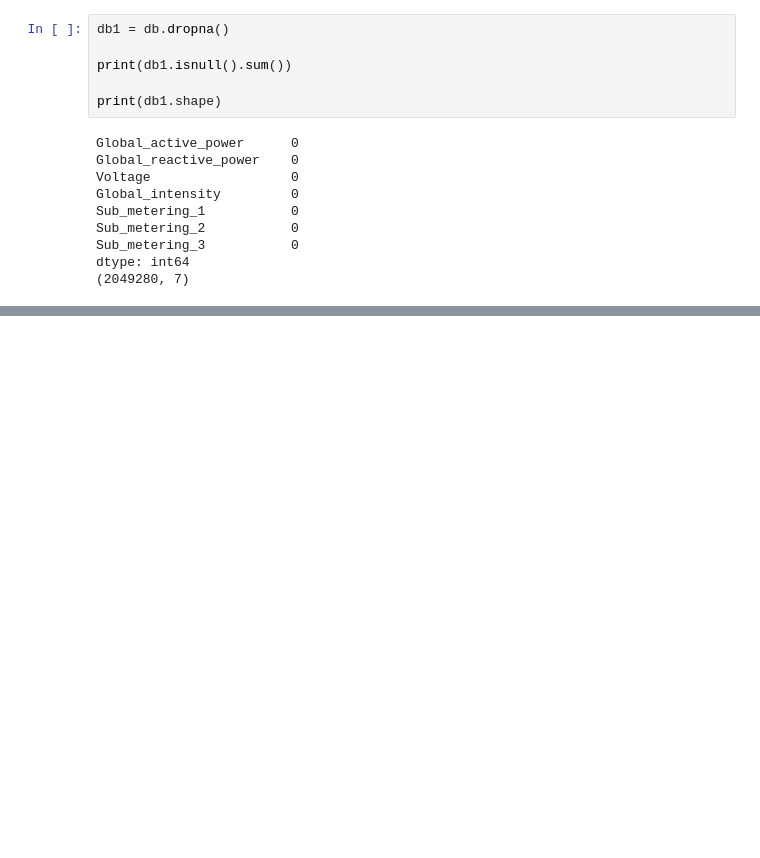
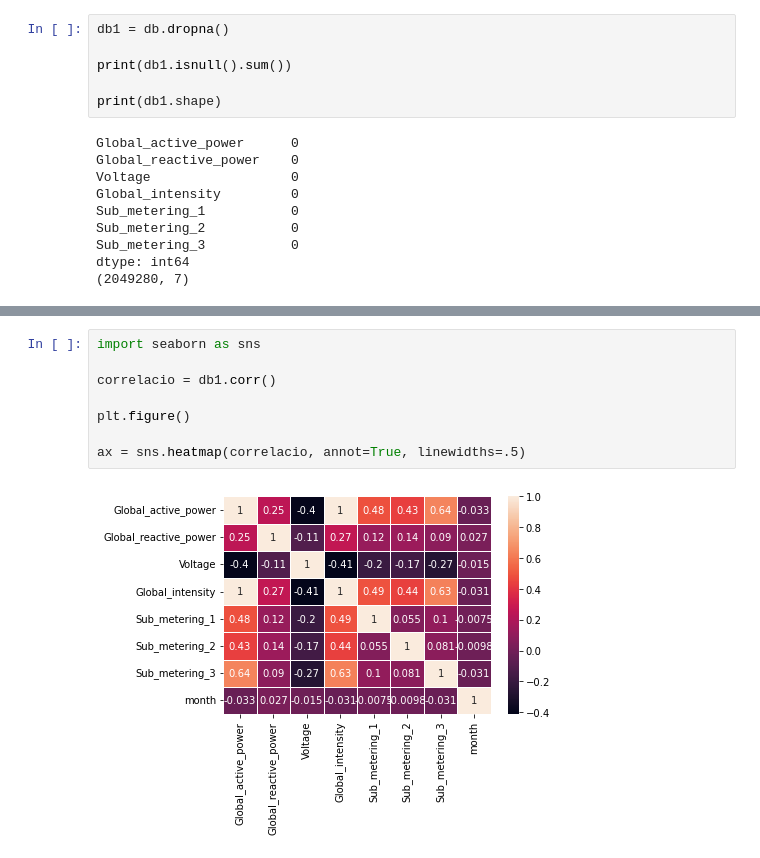
Before and after one commit to Cristianperezd/Machine-Learning---Practica-1, a Jupyter notebook: Práctica 1.ipynb, the cells around one changed output, grey strips where cells are left out. Saved outputs shown, nothing was run; the diff lists cells and outputs as text; blank space fills up the shorter version.

Commit message:
correlacio

```diff
--- a/Práctica 1.ipynb
+++ b/Práctica 1.ipynb
@@ -163,0 +169,10 @@ Text(0, 0.5, 'Global active power')
+# %%
+import seaborn as sns
+
+correlacio = db1.corr()
+
+plt.figure()
+
+ax = sns.heatmap(correlacio, annot=True, linewidths=.5)
+# %% [output]
+[figure, added]
```
Also changed, not shown: parts of 4 cells of this notebook.
